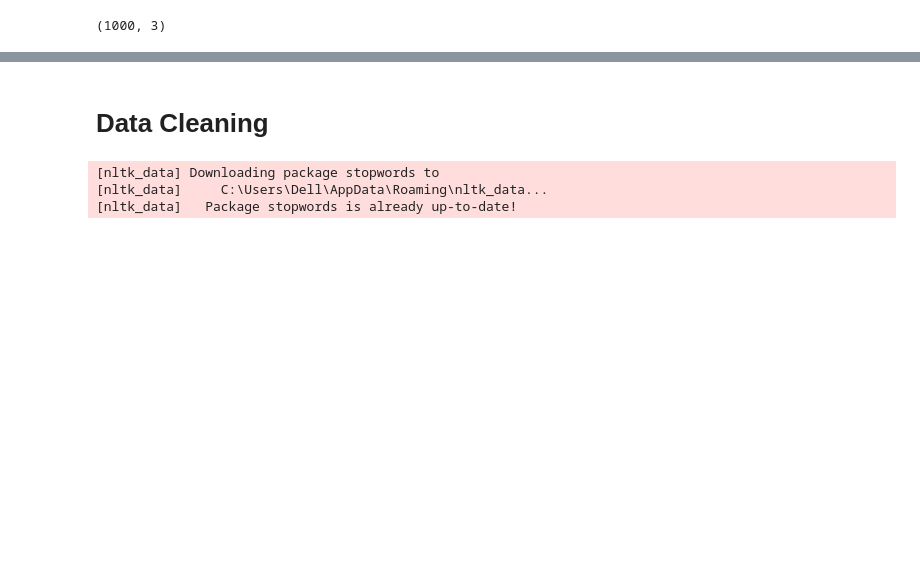
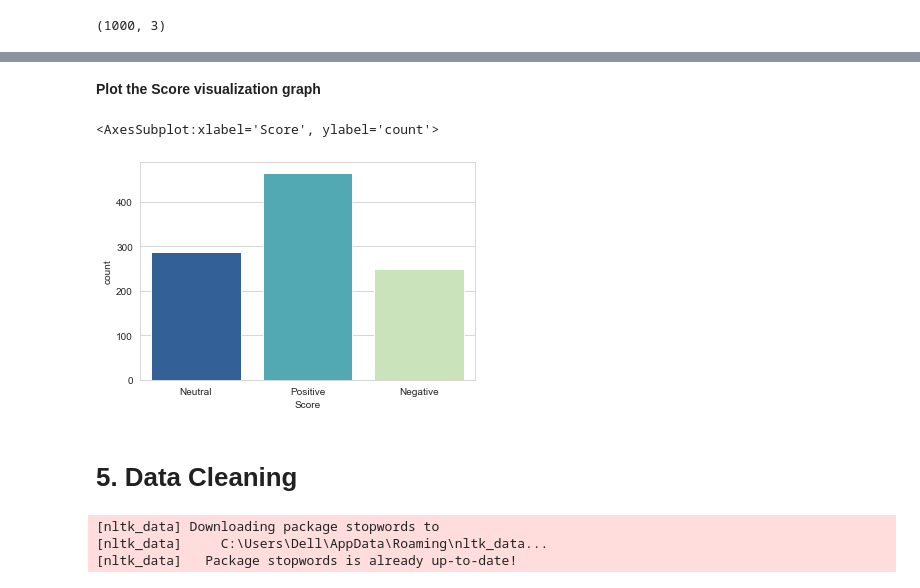
Before and after one commit to sba22250/JanuaryCAupdated, a Jupyter notebook: tweets.py.ipynb, the cells around one changed output, grey strips where cells are left out. Cells and saved outputs as stored; diff of their text form; code cells hidden in the pictures; blank space fills up the shorter version.

```diff
--- a/tweets.py.ipynb
+++ b/tweets.py.ipynb
@@ -216,6 +225,14 @@ print(y)
 Name: Score, Length: 1000, dtype: object
+# %% [markdown]
+**Plot the Score visualization graph**
+# %%
+sns.set_style('whitegrid')
+sns.countplot(x='Score',data=tweets_df, palette='YlGnBu_r')
+# %% [output]
+<AxesSubplot:xlabel='Score', ylabel='count'>
+[figure, added]
 # %% [markdown]
-# Data Cleaning
+# 5. Data Cleaning
 # %%
 from nltk.corpus import stopwords
 nltk.download('stopwords')
```
Also changed, not shown: parts of 23 cells of this notebook, 3 other files.
